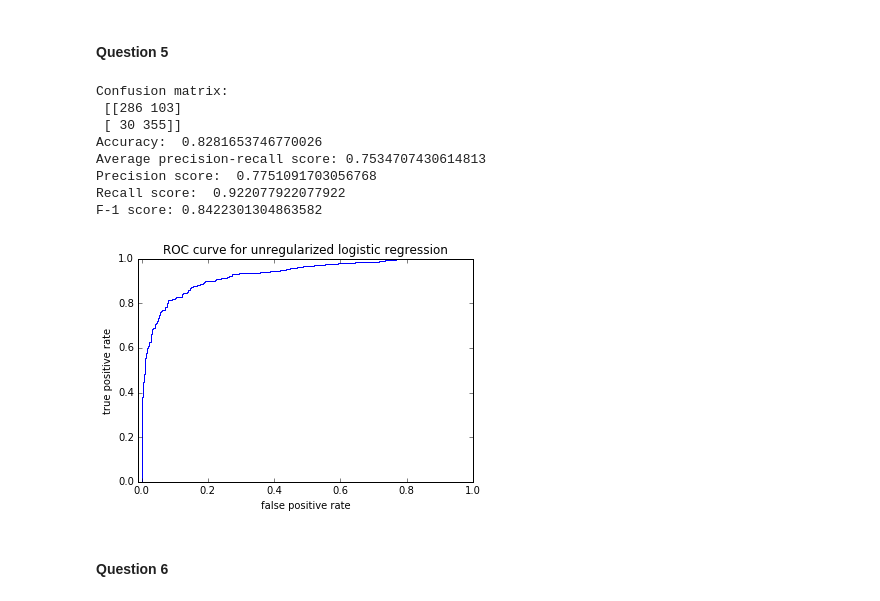
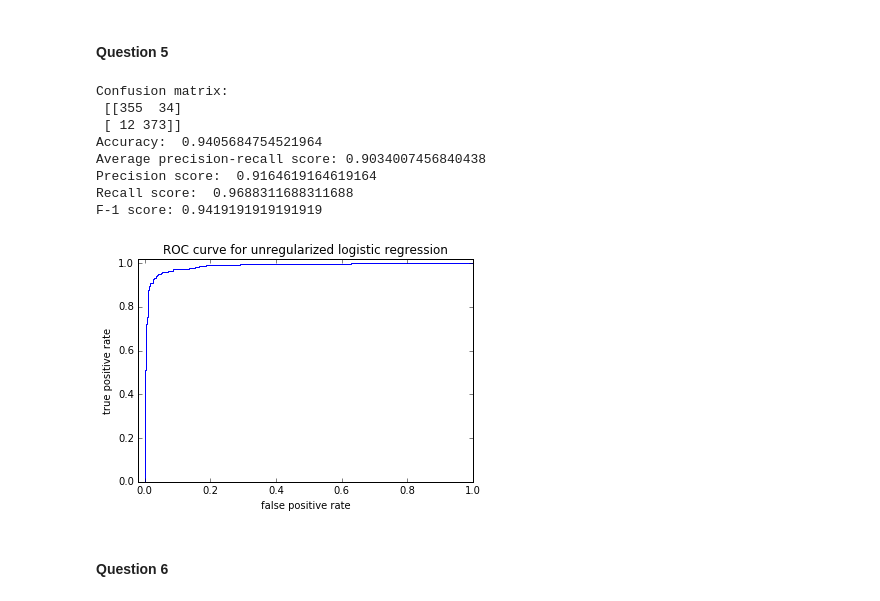
Before and after one commit to 219Winter2019adjz/test, a Jupyter notebook: proj1.ipynb, the cells around one changed output. Saved outputs shown, nothing was run; the diff lists cells and outputs as text; code cells hidden in the pictures.

Commit message:
fixed nfm and lsi on test data. use transform instead of fit_transform

```diff
--- a/proj1.ipynb
+++ b/proj1.ipynb
@@ -194,7 +194,7 @@ Y_lsi_train_reduced = svd.components_
 print(X_lsi_train_reduced.shape)
 print(svd.components_.shape)
 
-X_lsi_test_reduced = svd.fit_transform(X_lemmatized_test_tfidf)
+X_lsi_test_reduced = svd.transform(X_lemmatized_test_tfidf)
 Y_lsi_test_reduced = svd.components_
 print(X_lsi_train_reduced.shape)
 print(svd.components_.shape)
@@ -272,30 +272,31 @@ from sklearn.metrics import f1_score
 print('F-1 score:', f1_score(twenty_test.target, predicted))
 # %% [output]
 Confusion matrix:
- [[286 103]
- [ 30 355]]
-Accuracy:  0.8281653746770026
-Average precision-recall score: 0.7534707430614813
-Precision score:  0.7751091703056768
-Recall score:  0.922077922077922
-F-1 score: 0.8422301304863582
+ [[355  34]
+ [ 12 373]]
+Accuracy:  0.9405684754521964
+Average precision-recall score: 0.9034007456840438
+Precision score:  0.9164619164619164
+Recall score:  0.9688311688311688
+F-1 score: 0.9419191919191919
 # %%
 # ROC curve
 
 from sklearn.metrics import roc_curve
 
 score = clf.decision_function(X_lsi_test_reduced)
 fpr, tpr, thresholds = roc_curve(twenty_test.target, score)
 
 plt.figure()
 plt.plot(fpr, tpr)
 plt.title('ROC curve for unregularized logistic regression')
 plt.xlabel('false positive rate')
 plt.ylabel('true positive rate')
-plt.xlim(left=-0.01)
+plt.xlim(left=-0.02)
+plt.ylim(top=1.02)
 plt.show()
 # %% [output]
-[figure, old version]
+[figure, new version]
 # %% [markdown]
 #### Question 6
 # %%
```
Also changed, not shown: parts of 1 cell of this notebook.
